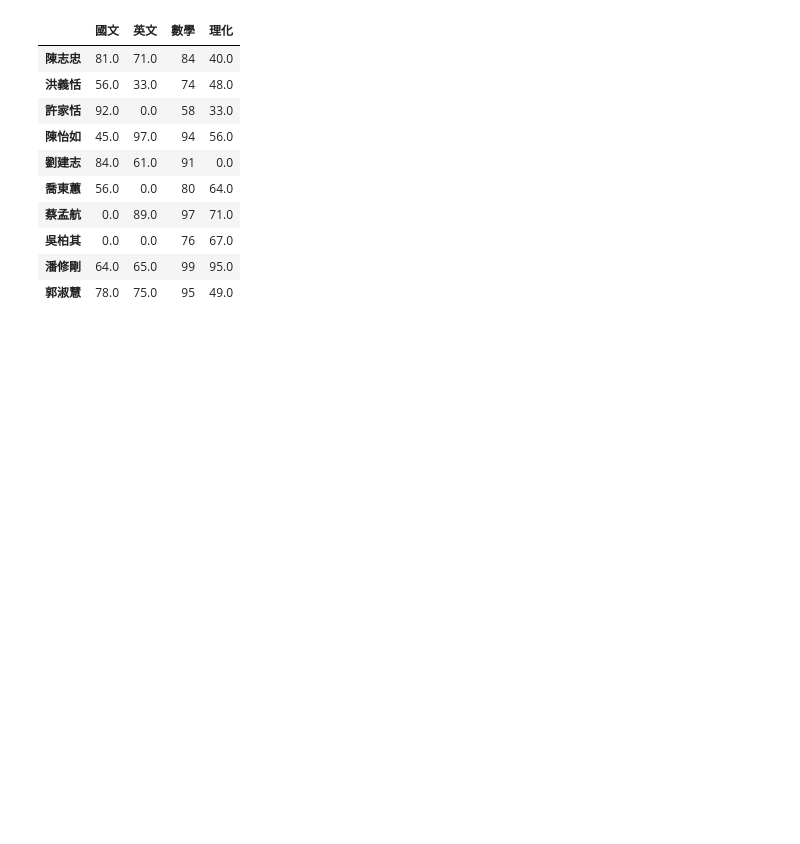
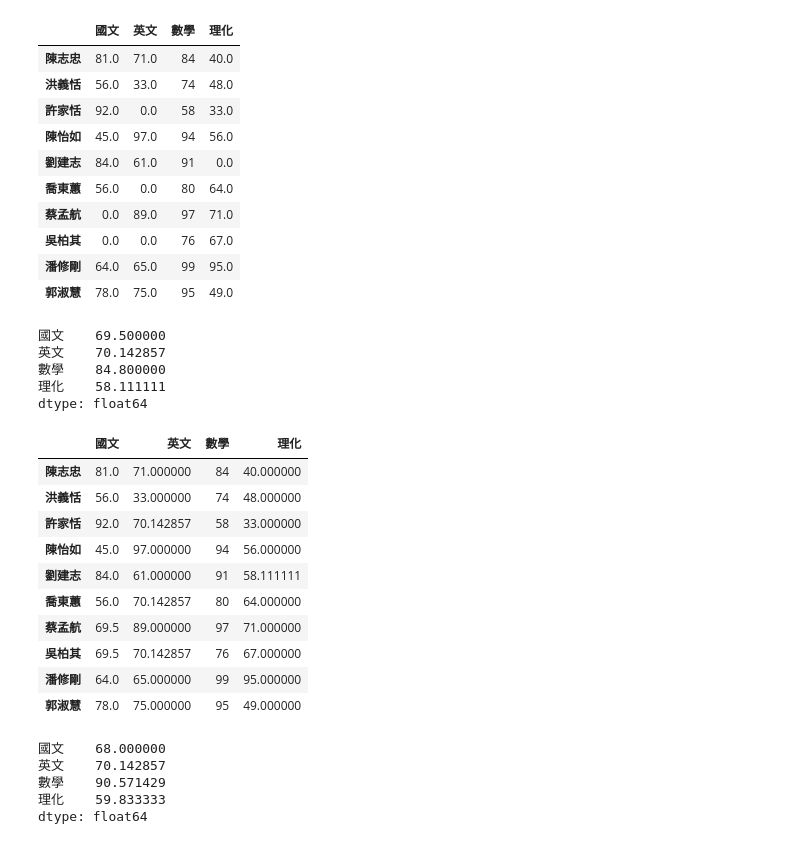
Before and after one commit to vcdemy/20240409, a Jupyter notebook: 20240409筆記.ipynb, the cells around one changed output. Drawn from its saved outputs; the diff is of its cells as text; code cells hidden in the pictures; blank space fills up the shorter version.

```diff
--- a/20240409筆記.ipynb
+++ b/20240409筆記.ipynb
@@ -747,3 +747,33 @@ df.fillna(0)
 | 吳柏其 | 0.0 | 0.0 | 76 | 67.0 |
 | 潘修剛 | 64.0 | 65.0 | 99 | 95.0 |
 | 郭淑慧 | 78.0 | 75.0 | 95 | 49.0 |
+# %%
+df.mean()
+# %% [output]
+國文    69.500000
+英文    70.142857
+數學    84.800000
+理化    58.111111
+dtype: float64
+# %%
+df.fillna(df.mean())
+# %% [output]
+|  | 國文 | 英文 | 數學 | 理化 |
+| 陳志忠 | 81.0 | 71.000000 | 84 | 40.000000 |
+| 洪義恬 | 56.0 | 33.000000 | 74 | 48.000000 |
+| 許家恬 | 92.0 | 70.142857 | 58 | 33.000000 |
+| 陳怡如 | 45.0 | 97.000000 | 94 | 56.000000 |
+| 劉建志 | 84.0 | 61.000000 | 91 | 58.111111 |
+| 喬東蕙 | 56.0 | 70.142857 | 80 | 64.000000 |
+| 蔡孟航 | 69.5 | 89.000000 | 97 | 71.000000 |
+| 吳柏其 | 69.5 | 70.142857 | 76 | 67.000000 |
+| 潘修剛 | 64.0 | 65.000000 | 99 | 95.000000 |
+| 郭淑慧 | 78.0 | 75.000000 | 95 | 49.000000 |
+# %%
+df.dropna(subset=['英文']).mean()
+# %% [output]
+國文    68.000000
+英文    70.142857
+數學    90.571429
+理化    59.833333
+dtype: float64
```
Also changed, not shown: parts of 4 cells of this notebook.
